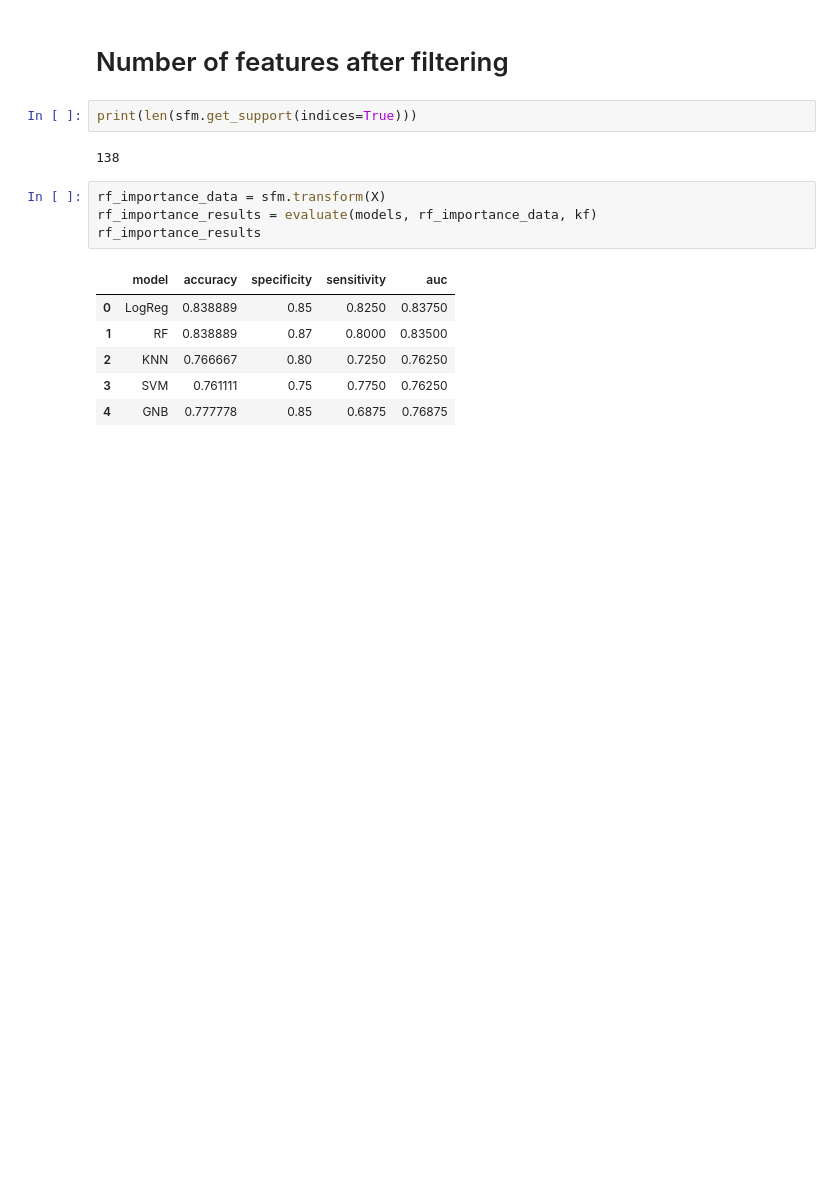
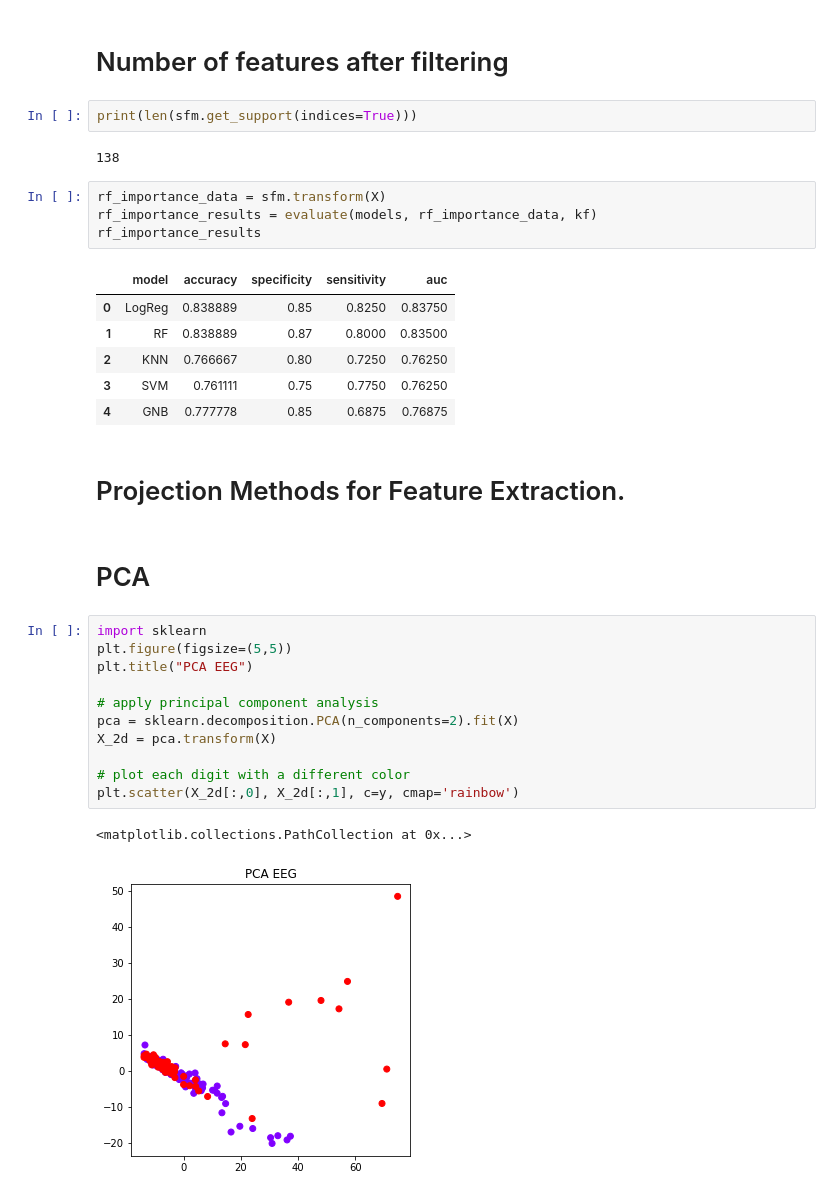
Before and after one commit to hammadkhann/ML-for-AI-and-DS, a Jupyter notebook: Case_study1/Feature_Engineering_Case_Study_1_Hammad.ipynb, the cells around one changed output. Cells and saved outputs as stored; diff of their text form; blank space fills up the shorter version.

Commit message:
projection methods.

```diff
--- a/Case_study1/Feature_Engineering_Case_Study_1_Hammad.ipynb
+++ b/Case_study1/Feature_Engineering_Case_Study_1_Hammad.ipynb
@@ -380,3 +380,21 @@ rf_importance_results
 | 2 | KNN | 0.766667 | 0.80 | 0.7250 | 0.76250 |
 | 3 | SVM | 0.761111 | 0.75 | 0.7750 | 0.76250 |
 | 4 | GNB | 0.777778 | 0.85 | 0.6875 | 0.76875 |
+# %% [markdown]
+# Projection Methods for Feature Extraction.
+# %% [markdown]
+# PCA
+# %%
+import sklearn
+plt.figure(figsize=(5,5))
+plt.title("PCA EEG")
+
+# apply principal component analysis
+pca = sklearn.decomposition.PCA(n_components=2).fit(X)
+X_2d = pca.transform(X)
+
+# plot each digit with a different color
+plt.scatter(X_2d[:,0], X_2d[:,1], c=y, cmap='rainbow')
+# %% [output]
+<matplotlib.collections.PathCollection at 0x...>
+[figure, added]
```
Also changed, not shown: parts of 6 cells of this notebook.
